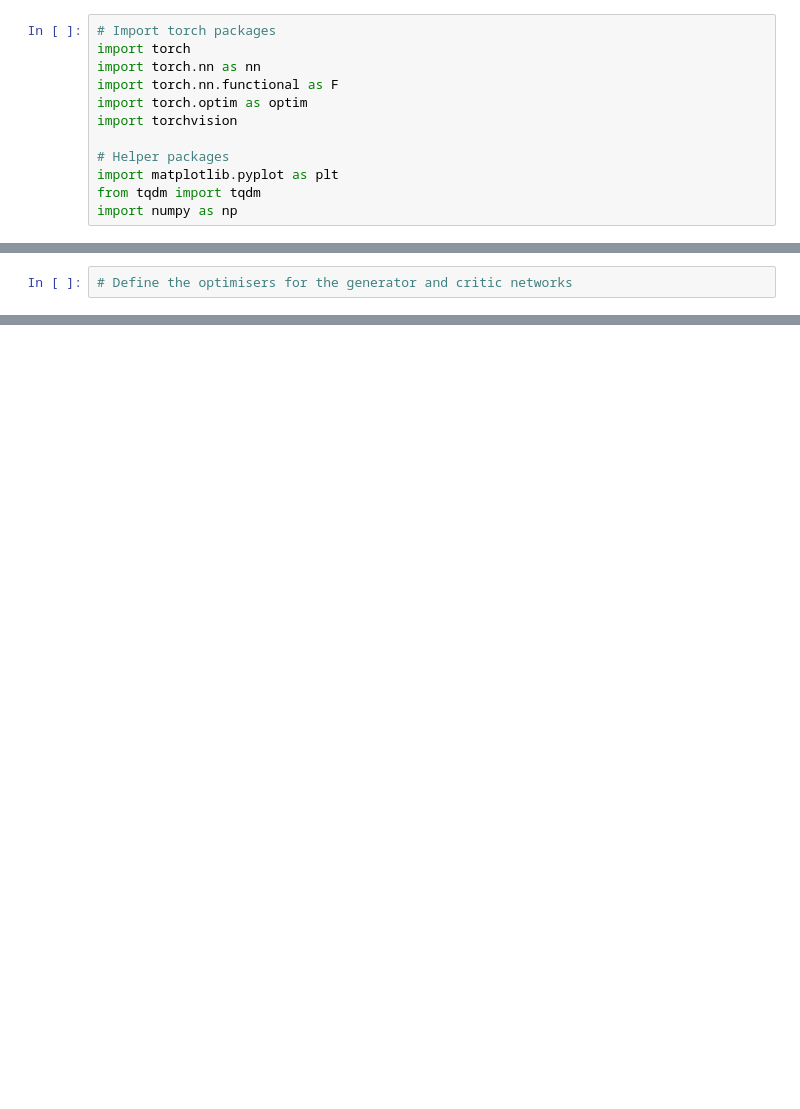
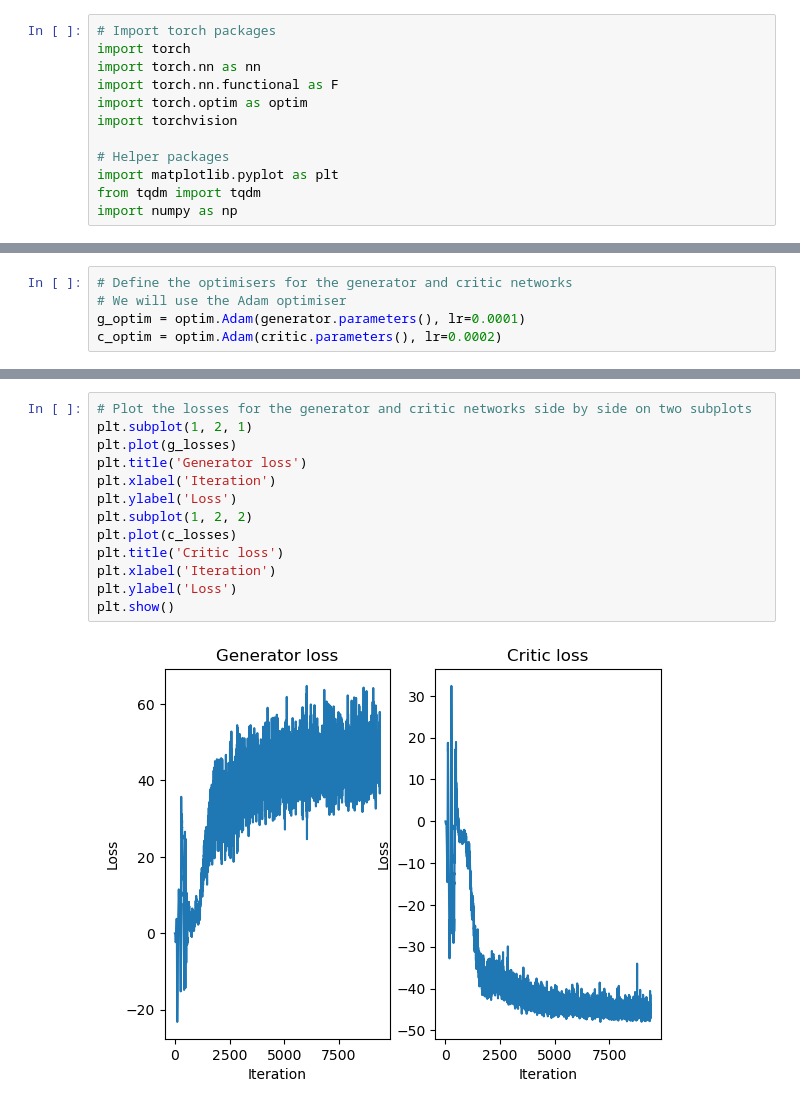
Before and after one commit to EdwardJamesYoung/DeepLearningExercises, a Jupyter notebook: GANs/MNIST_GAN.ipynb, the cells around one changed output, grey strips where cells are left out. Drawn from its saved outputs; the diff is of its cells as text; blank space fills up the shorter version.

```diff
--- a/GANs/MNIST_GAN.ipynb
+++ b/GANs/MNIST_GAN.ipynb
@@ -34,2 +115,5 @@ import numpy as np
 # %%
 # Define the optimisers for the generator and critic networks
+# We will use the Adam optimiser
+g_optim = optim.Adam(generator.parameters(), lr=0.0001)
+c_optim = optim.Adam(critic.parameters(), lr=0.0002)
@@ -51,0 +164,15 @@ import numpy as np
+# %%
+# Plot the losses for the generator and critic networks side by side on two subplots
+plt.subplot(1, 2, 1)
+plt.plot(g_losses)
+plt.title('Generator loss')
+plt.xlabel('Iteration')
+plt.ylabel('Loss')
+plt.subplot(1, 2, 2)
+plt.plot(c_losses)
+plt.title('Critic loss')
+plt.xlabel('Iteration')
+plt.ylabel('Loss')
+plt.show()
+# %% [output]
+[figure, added]
```
Also changed, not shown: parts of 21 cells of this notebook, 8 other files.
